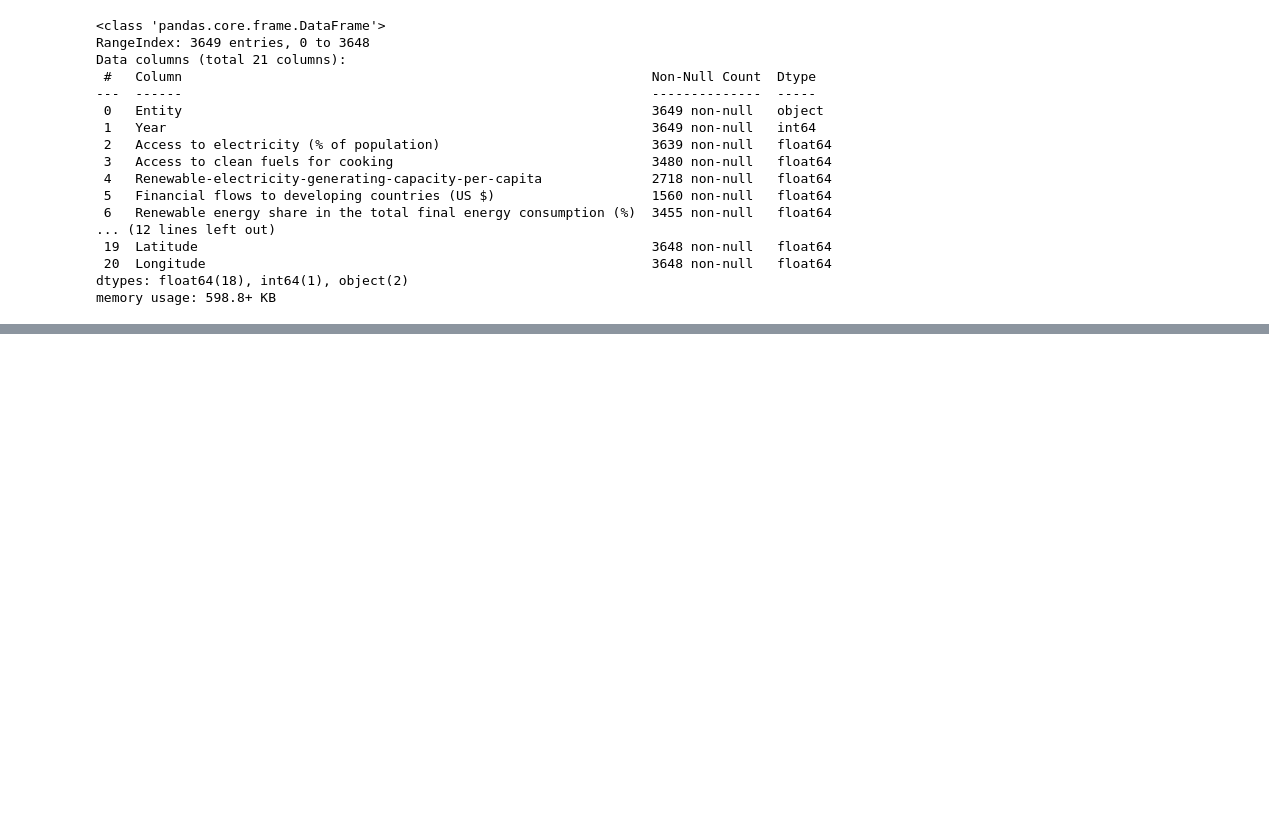
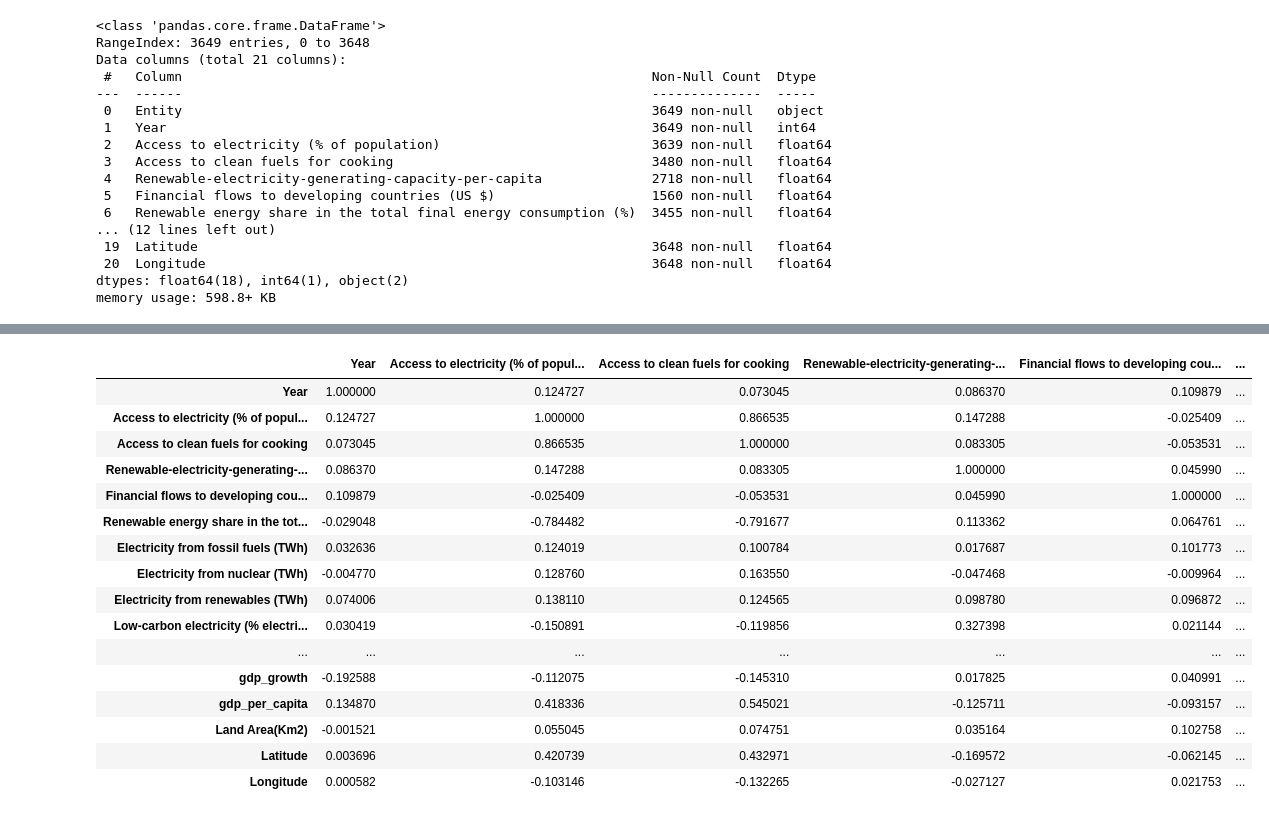
Before and after one commit to jwlosz/project-1-group17, a Jupyter notebook: sustainable master data.ipynb, the cells around one changed output, grey strips where cells are left out. Drawn from its saved outputs; the diff is of its cells as text; code cells hidden in the pictures; blank space fills up the shorter version.

Commit message:
Data Cleaning 1
6/3 data cleaning for start of individual work

```diff
--- a/sustainable master data.ipynb
+++ b/sustainable master data.ipynb
@@ -46,0 +51,4 @@ memory usage: 598.8+ KB
+# %%
+# drop Renewables (% equivalent primary energy)
+new_data_df = raw_df.drop(columns=["Renewables (% equivalent primary energy)"])
+new_data_df.info()
@@ -46,0 +73,6 @@ memory usage: 598.8+ KB
+# %%
+# Financial flows to developing countries (US $) null/zero values assumed to be zero
+mask = pd.isna(new_data_df["Financial flows to developing countries (US $)"])
+new_data_df.loc[mask, "Financial flows to developing countries (US $)"] = 0
+
+new_data_df.info()
@@ -46,0 +97,5 @@ memory usage: 598.8+ KB
+# %%
+mask = pd.isna(new_data_df["Renewable-electricity-generating-capacity-per-capita"])
+new_data_df.loc[mask, "Renewable-electricity-generating-capacity-per-capita"] = 0
+
+print(new_data_df['Renewable-electricity-generating-capacity-per-capita'].tail())
@@ -47,3 +109,5 @@ memory usage: 598.8+ KB
 # %%
-#Questions for Prof/TA
-# Do we need the data to have the same number of data points?
+# Dropping Density (density\n(P/Km2) over concerns of accuracy and relevance
+new_data_df.drop(new_data_df.columns[16], axis=1, inplace=True)
+
+new_data_df.info()
@@ -49,0 +141,20 @@ memory usage: 598.8+ KB
+# %%
+new_data_df.corr(numeric_only=True)
+# %% [output]
+|  | Year | Access to electricity (% of popul... | Access to clean fuels for cooking | Renewable-electricity-generating-... | Financial flows to developing cou... | ... |
+| Year | 1.000000 | 0.124727 | 0.073045 | 0.086370 | 0.109879 | ... |
+| Access to electricity (% of popul... | 0.124727 | 1.000000 | 0.866535 | 0.147288 | -0.025409 | ... |
+| Access to clean fuels for cooking | 0.073045 | 0.866535 | 1.000000 | 0.083305 | -0.053531 | ... |
+| Renewable-electricity-generating-... | 0.086370 | 0.147288 | 0.083305 | 1.000000 | 0.045990 | ... |
+| Financial flows to developing cou... | 0.109879 | -0.025409 | -0.053531 | 0.045990 | 1.000000 | ... |
+| Renewable energy share in the tot... | -0.029048 | -0.784482 | -0.791677 | 0.113362 | 0.064761 | ... |
+| Electricity from fossil fuels (TWh) | 0.032636 | 0.124019 | 0.100784 | 0.017687 | 0.101773 | ... |
+| Electricity from nuclear (TWh) | -0.004770 | 0.128760 | 0.163550 | -0.047468 | -0.009964 | ... |
+| Electricity from renewables (TWh) | 0.074006 | 0.138110 | 0.124565 | 0.098780 | 0.096872 | ... |
+| Low-carbon electricity (% electri... | 0.030419 | -0.150891 | -0.119856 | 0.327398 | 0.021144 | ... |
+| ... | ... | ... | ... | ... | ... | ... |
+| gdp_growth | -0.192588 | -0.112075 | -0.145310 | 0.017825 | 0.040991 | ... |
+| gdp_per_capita | 0.134870 | 0.418336 | 0.545021 | -0.125711 | -0.093157 | ... |
+| Land Area(Km2) | -0.001521 | 0.055045 | 0.074751 | 0.035164 | 0.102758 | ... |
+| Latitude | 0.003696 | 0.420739 | 0.432971 | -0.169572 | -0.062145 | ... |
+| Longitude | 0.000582 | -0.103146 | -0.132265 | -0.027127 | 0.021753 | ... |
```
Also changed, not shown: parts of 6 cells of this notebook.
